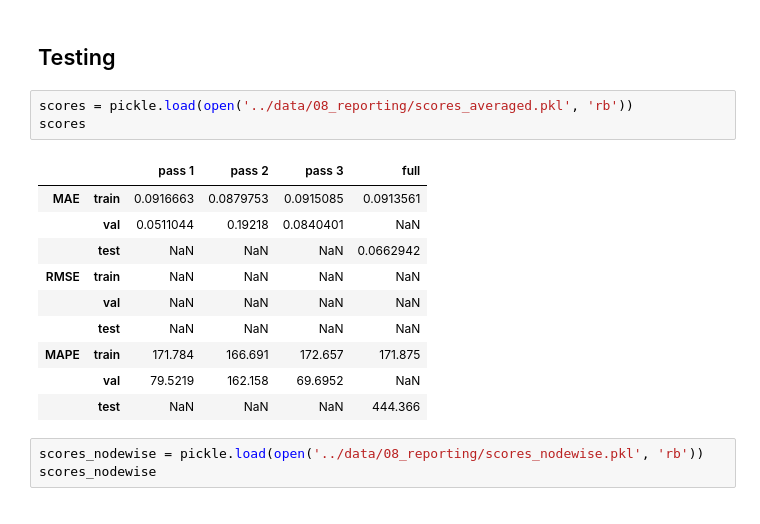
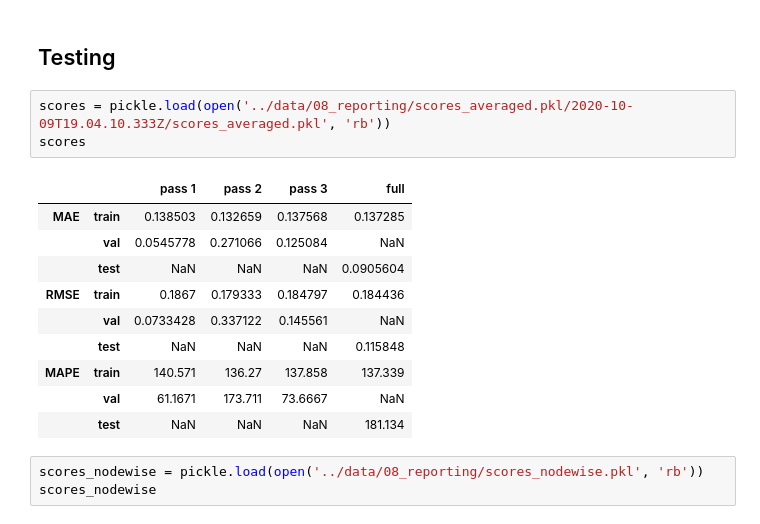
Before and after one commit to ArjunReddy07/wind-stf, a Jupyter notebook: prototyping/evaluate.ipynb, the cells around one changed output. Drawn from its saved outputs; the diff is of its cells as text.

```diff
--- a/prototyping/evaluate.ipynb
+++ b/prototyping/evaluate.ipynb
@@ -305,19 +305,19 @@ mmm, ccc, ppp = np.meshgrid(['MAE', 'RMSE', 'MAPE'], ['train', 'val', 'test'], a
 # %% [markdown]
 ## Testing
 # %%
-scores = pickle.load(open('../data/08_reporting/scores_averaged.pkl', 'rb'))
+scores = pickle.load(open('../data/08_reporting/scores_averaged.pkl/2020-10-09T19.04.10.333Z/scores_averaged.pkl', 'rb'))
 scores
 # %% [output]
 |  |  | pass 1 | pass 2 | pass 3 | full |
-| MAE | train | 0.0916663 | 0.0879753 | 0.0915085 | 0.0913561 |
-|  | val | 0.0511044 | 0.19218 | 0.0840401 | NaN |
-|  | test | NaN | NaN | NaN | 0.0662942 |
-| RMSE | train | NaN | NaN | NaN | NaN |
-|  | val | NaN | NaN | NaN | NaN |
-|  | test | NaN | NaN | NaN | NaN |
-| MAPE | train | 171.784 | 166.691 | 172.657 | 171.875 |
-|  | val | 79.5219 | 162.158 | 69.6952 | NaN |
-|  | test | NaN | NaN | NaN | 444.366 |
+| MAE | train | 0.138503 | 0.132659 | 0.137568 | 0.137285 |
+|  | val | 0.0545778 | 0.271066 | 0.125084 | NaN |
+|  | test | NaN | NaN | NaN | 0.0905604 |
+| RMSE | train | 0.1867 | 0.179333 | 0.184797 | 0.184436 |
+|  | val | 0.0733428 | 0.337122 | 0.145561 | NaN |
+|  | test | NaN | NaN | NaN | 0.115848 |
+| MAPE | train | 140.571 | 136.27 | 137.858 | 137.339 |
+|  | val | 61.1671 | 173.711 | 73.6667 | NaN |
+|  | test | NaN | NaN | NaN | 181.134 |
 # %%
 scores_nodewise = pickle.load(open('../data/08_reporting/scores_nodewise.pkl', 'rb'))
 scores_nodewise
```
Also changed, not shown: parts of 13 cells of this notebook, 3 other files.
